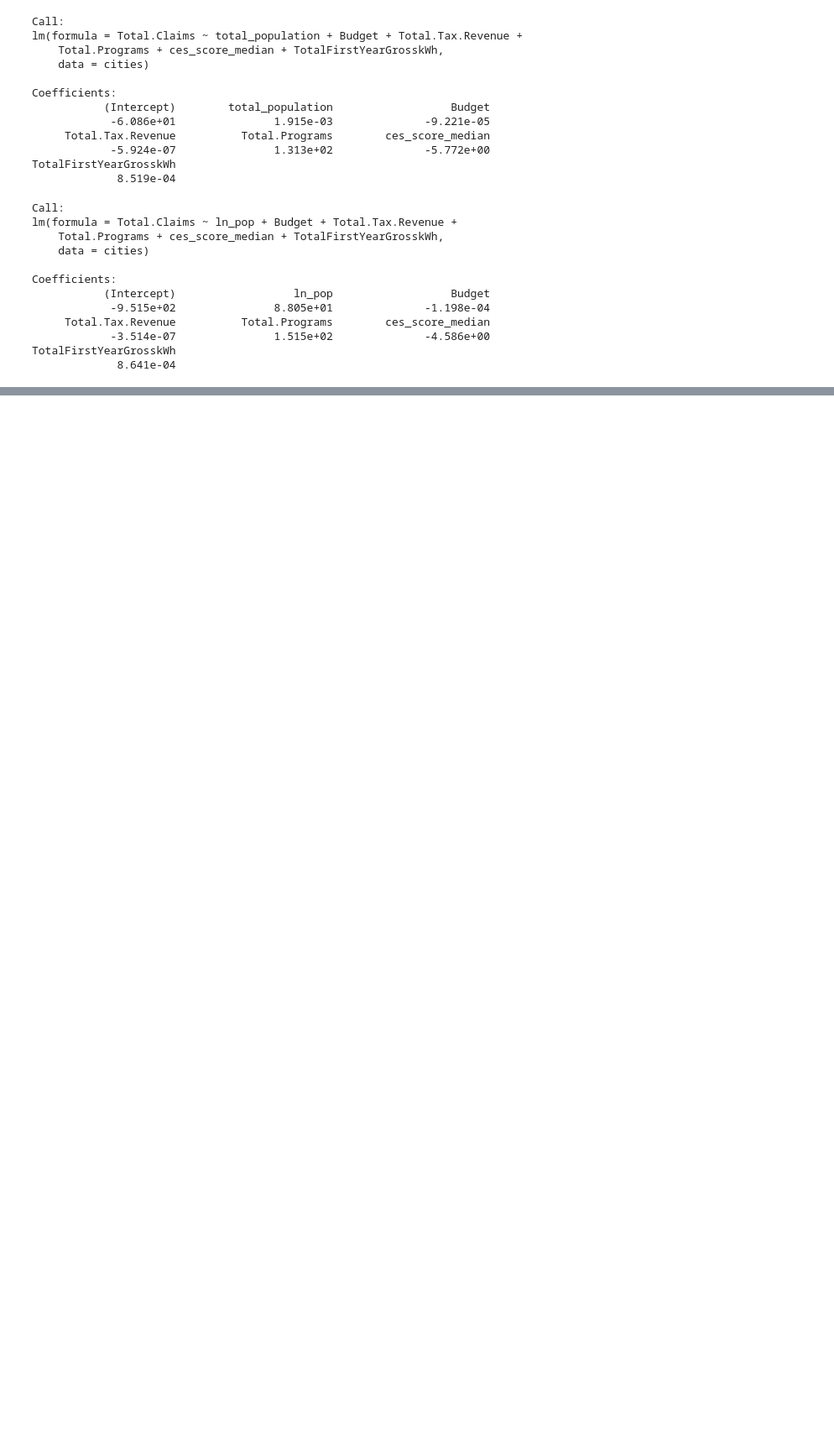
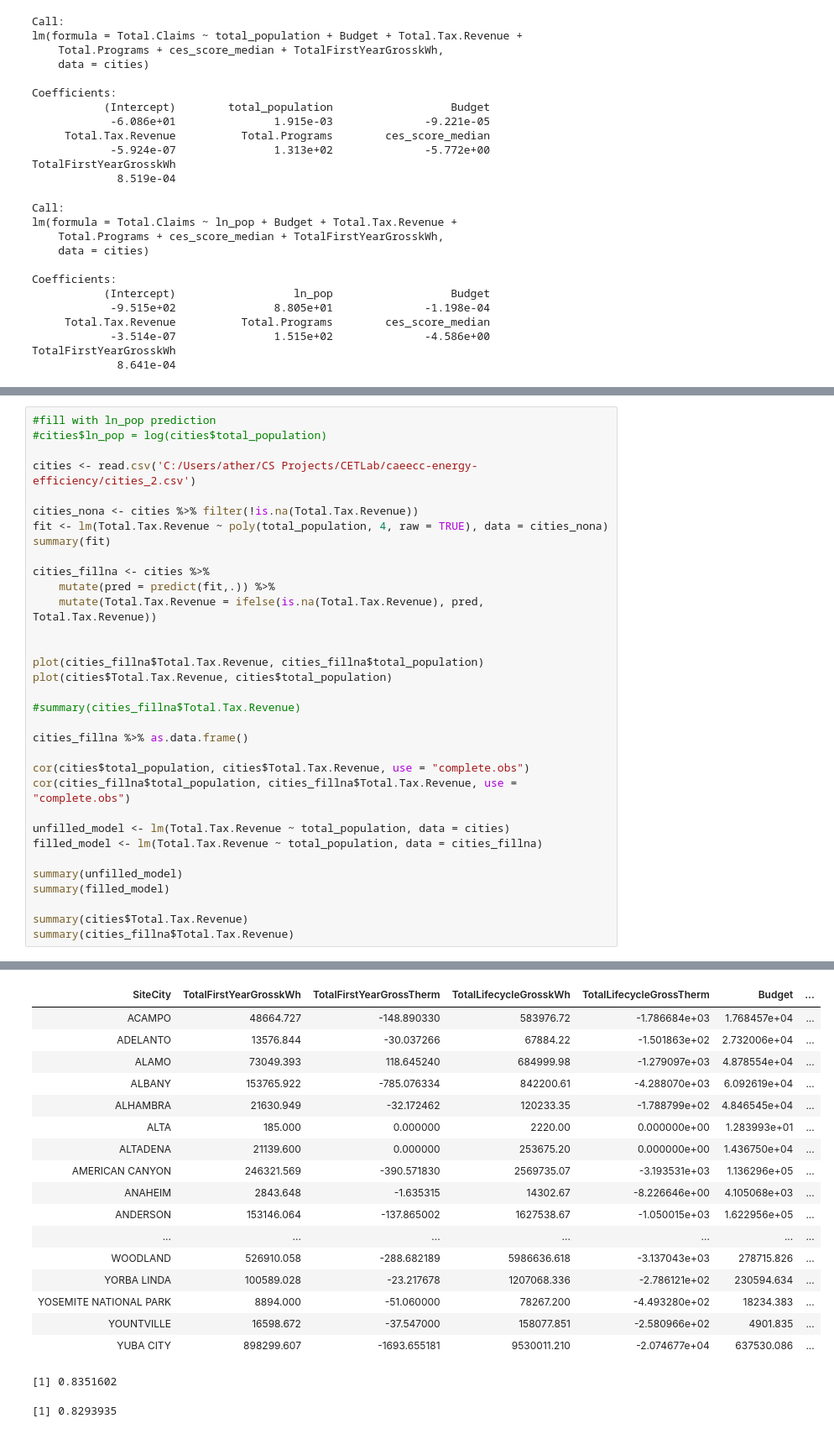
Before and after one commit to cetlab-ucsb/caeecc-energy-efficiency, a Jupyter notebook: notebooks/r-notebooks/Cities Grouping Methods.ipynb, the cells around one changed output, grey strips where cells are left out. Shown: that part at 84% size. Drawn from its saved outputs; the diff is of its cells as text; blank space fills up the shorter version.

```diff
--- a/notebooks/r-notebooks/Cities Grouping Methods.ipynb
+++ b/notebooks/r-notebooks/Cities Grouping Methods.ipynb
@@ -519,0 +494,34 @@ F-statistic: 914.7 on 1 and 415 DF,  p-value: < 2.2e-16
+# %%
+#fill with ln_pop prediction
+#cities$ln_pop = log(cities$total_population)
+
+cities <- read.csv('C:/Users/ather/CS Projects/CETLab/caeecc-energy-efficiency/cities_2.csv')
+
+cities_nona <- cities %>% filter(!is.na(Total.Tax.Revenue))
+fit <- lm(Total.Tax.Revenue ~ poly(total_population, 4, raw = TRUE), data = cities_nona)
+summary(fit)
+
+cities_fillna <- cities %>%
+    mutate(pred = predict(fit,.)) %>%
+    mutate(Total.Tax.Revenue = ifelse(is.na(Total.Tax.Revenue), pred, Total.Tax.Revenue))
+
+
+plot(cities_fillna$Total.Tax.Revenue, cities_fillna$total_population)
+plot(cities$Total.Tax.Revenue, cities$total_population)
+
+#summary(cities_fillna$Total.Tax.Revenue)
+
+cities_fillna %>% as.data.frame()
+
+cor(cities$total_population, cities$Total.Tax.Revenue, use = "complete.obs")
+cor(cities_fillna$total_population, cities_fillna$Total.Tax.Revenue, use = "complete.obs")
+
+unfilled_model <- lm(Total.Tax.Revenue ~ total_population, data = cities)
+filled_model <- lm(Total.Tax.Revenue ~ total_population, data = cities_fillna)
+
+summary(unfilled_model)
+summary(filled_model)
+
+summary(cities$Total.Tax.Revenue)
+summary(cities_fillna$Total.Tax.Revenue)
+# %% [output]
@@ -519,0 +546,19 @@ F-statistic: 914.7 on 1 and 415 DF,  p-value: < 2.2e-16
+| SiteCity | TotalFirstYearGrosskWh | TotalFirstYearGrossTherm | TotalLifecycleGrosskWh | TotalLifecycleGrossTherm | Budget | ... |
+| ACAMPO | 48664.727 | -148.890330 | 583976.72 | -1.786684e+03 | 1.768457e+04 | ... |
+| ADELANTO | 13576.844 | -30.037266 | 67884.22 | -1.501863e+02 | 2.732006e+04 | ... |
+| ALAMO | 73049.393 | 118.645240 | 684999.98 | -1.279097e+03 | 4.878554e+04 | ... |
+| ALBANY | 153765.922 | -785.076334 | 842200.61 | -4.288070e+03 | 6.092619e+04 | ... |
+| ALHAMBRA | 21630.949 | -32.172462 | 120233.35 | -1.788799e+02 | 4.846545e+04 | ... |
+| ALTA | 185.000 | 0.000000 | 2220.00 | 0.000000e+00 | 1.283993e+01 | ... |
+| ALTADENA | 21139.600 | 0.000000 | 253675.20 | 0.000000e+00 | 1.436750e+04 | ... |
+| AMERICAN CANYON | 246321.569 | -390.571830 | 2569735.07 | -3.193531e+03 | 1.136296e+05 | ... |
+| ANAHEIM | 2843.648 | -1.635315 | 14302.67 | -8.226646e+00 | 4.105068e+03 | ... |
+| ANDERSON | 153146.064 | -137.865002 | 1627538.67 | -1.050015e+03 | 1.622956e+05 | ... |
+| ... | ... | ... | ... | ... | ... | ... |
+| WOODLAND | 526910.058 | -288.682189 | 5986636.618 | -3.137043e+03 | 278715.826 | ... |
+| YORBA LINDA | 100589.028 | -23.217678 | 1207068.336 | -2.786121e+02 | 230594.634 | ... |
+| YOSEMITE NATIONAL PARK | 8894.000 | -51.060000 | 78267.200 | -4.493280e+02 | 18234.383 | ... |
+| YOUNTVILLE | 16598.672 | -37.547000 | 158077.851 | -2.580966e+02 | 4901.835 | ... |
+| YUBA CITY | 898299.607 | -1693.655181 | 9530011.210 | -2.074677e+04 | 637530.086 | ... |
+[1] 0.8351602
+[1] 0.8293935
```
Also changed, not shown: parts of 8 cells of this notebook, 2 other files.
